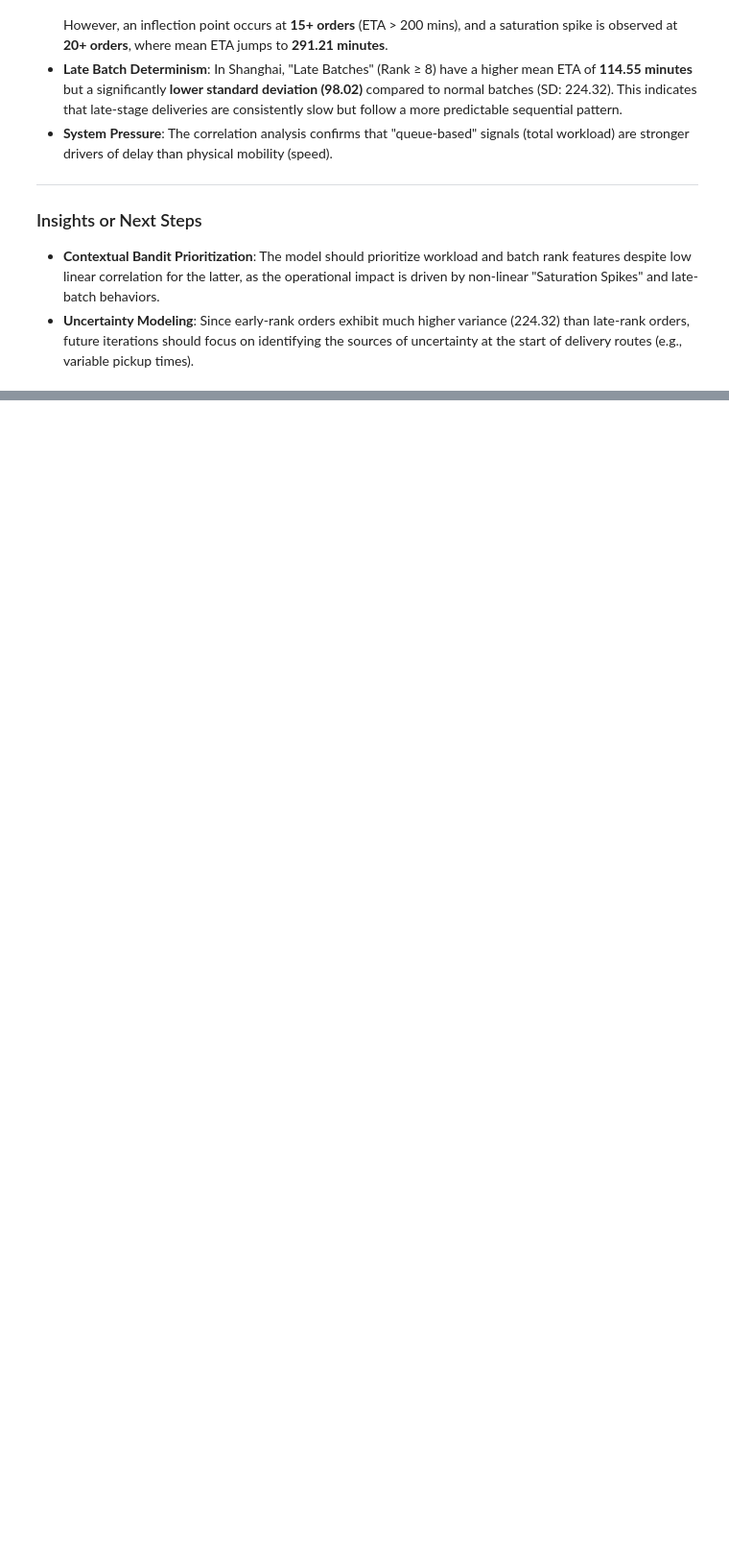
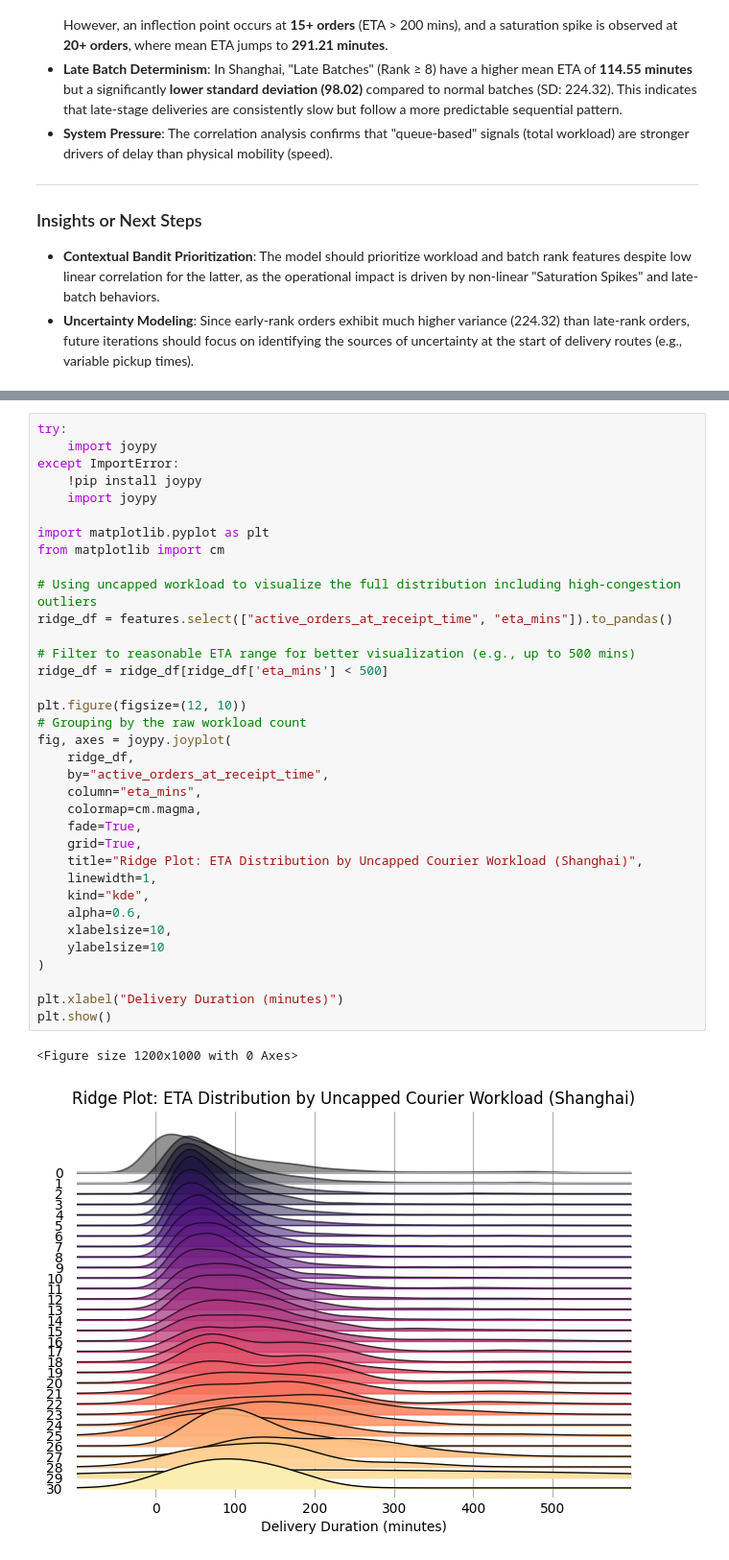
Before and after one commit to aymuos/starship, a Jupyter notebook: fundamental_EDA/feature_creator_sh.ipynb, the cells around one changed output, grey strips where cells are left out. Shown at 96% size. Cells and saved outputs as stored; diff of their text form; blank space fills up the shorter version.

Commit message:
add ridge plot

```diff
--- a/fundamental_EDA/feature_creator_sh.ipynb
+++ b/fundamental_EDA/feature_creator_sh.ipynb
@@ -2329,0 +2333,38 @@ The final GPS coverage stands at **52.33%** (18,176 records with full trajectory
+# %%
+try:
+    import joypy
+except ImportError:
+    !pip install joypy
+    import joypy
+
+import matplotlib.pyplot as plt
+from matplotlib import cm
+
+# Using uncapped workload to visualize the full distribution including high-congestion outliers
+ridge_df = features.select(["active_orders_at_receipt_time", "eta_mins"]).to_pandas()
+
+# Filter to reasonable ETA range for better visualization (e.g., up to 500 mins)
+ridge_df = ridge_df[ridge_df['eta_mins'] < 500]
+
+plt.figure(figsize=(12, 10))
+# Grouping by the raw workload count
+fig, axes = joypy.joyplot(
+    ridge_df,
+    by="active_orders_at_receipt_time",
+    column="eta_mins",
+    colormap=cm.magma,
+    fade=True,
+    grid=True,
+    title="Ridge Plot: ETA Distribution by Uncapped Courier Workload (Shanghai)",
+    linewidth=1,
+    kind="kde",
+    alpha=0.6,
+    xlabelsize=10,
+    ylabelsize=10
+)
+
+plt.xlabel("Delivery Duration (minutes)")
+plt.show()
+# %% [output]
+<Figure size 1200x1000 with 0 Axes>
+[figure, added]
```
Also changed, not shown: parts of 2 cells of this notebook.
